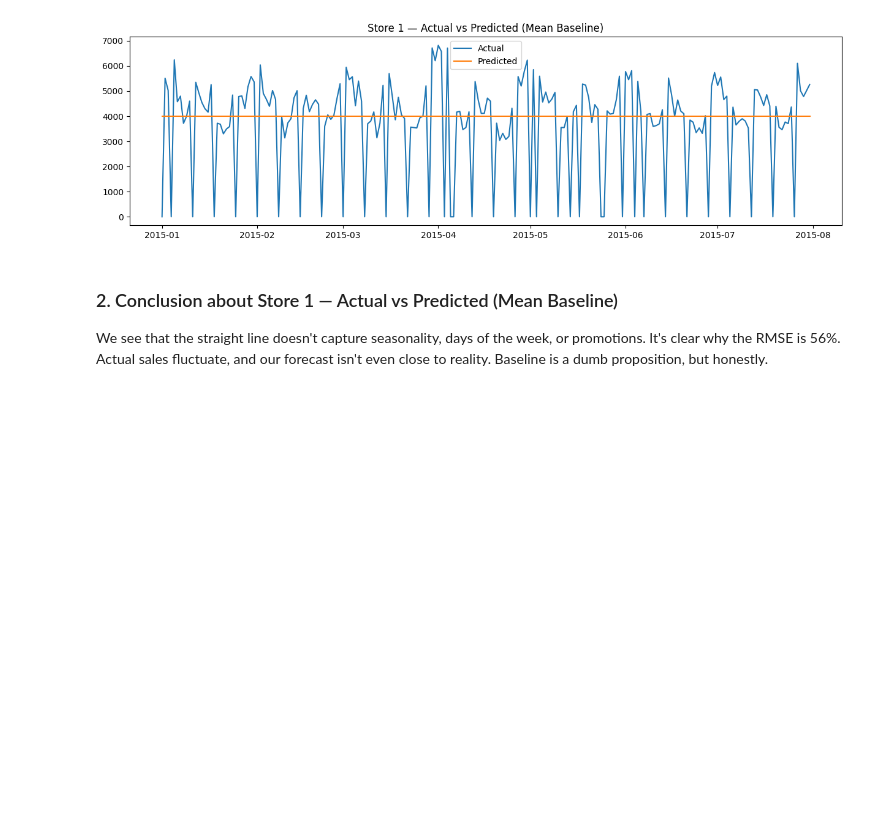
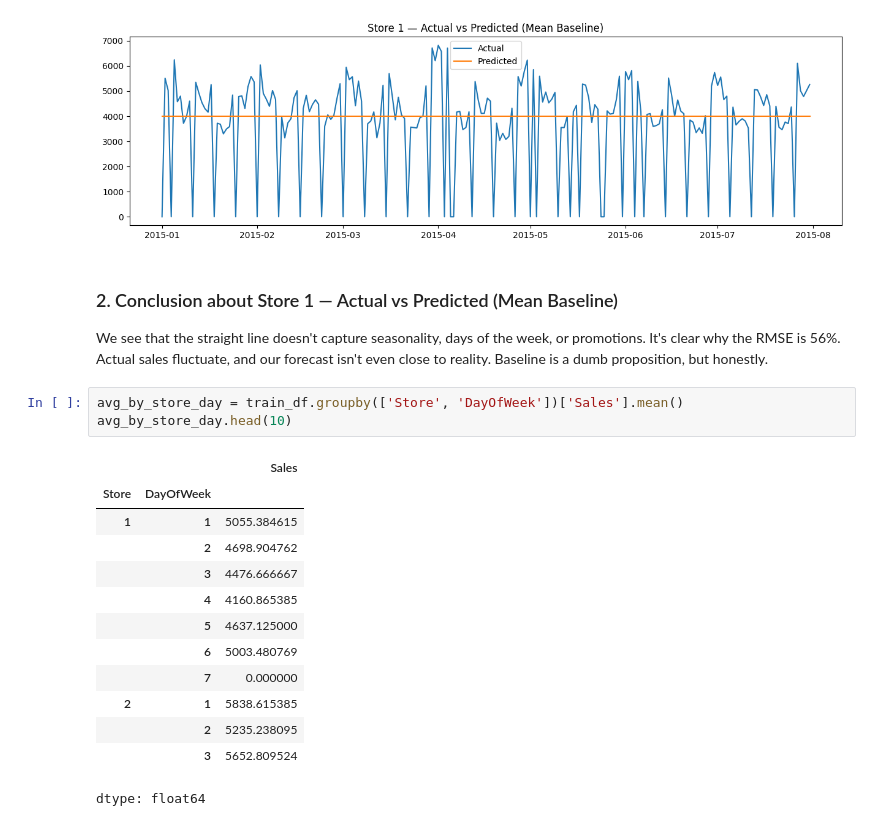
Before and after one commit to Astronom2617/rossmann-sales-forecasting, a Jupyter notebook: rossmann_baseline.ipynb, the cells around one changed output. Saved outputs shown, nothing was run; the diff lists cells and outputs as text; blank space fills up the shorter version.

```diff
--- a/rossmann_baseline.ipynb
+++ b/rossmann_baseline.ipynb
@@ -99,3 +94,20 @@ plt.show()
 # %% [markdown]
 ### 2. Conclusion about Store 1 — Actual vs Predicted (Mean Baseline)
 We see that the straight line doesn't capture seasonality, days of the week, or promotions. It's clear why the RMSE is 56%. Actual sales fluctuate, and our forecast isn't even close to reality. Baseline is a dumb proposition, but honestly.
+# %%
+avg_by_store_day = train_df.groupby(['Store', 'DayOfWeek'])['Sales'].mean()
+avg_by_store_day.head(10)
+# %% [output]
+|  |  | Sales |
+| Store | DayOfWeek |  |
+| 1 | 1 | 5055.384615 |
+|  | 2 | 4698.904762 |
+|  | 3 | 4476.666667 |
+|  | 4 | 4160.865385 |
+|  | 5 | 4637.125000 |
+|  | 6 | 5003.480769 |
+|  | 7 | 0.000000 |
+| 2 | 1 | 5838.615385 |
+|  | 2 | 5235.238095 |
+|  | 3 | 5652.809524 |
+dtype: float64
```
Also changed, not shown: parts of 5 cells of this notebook.
